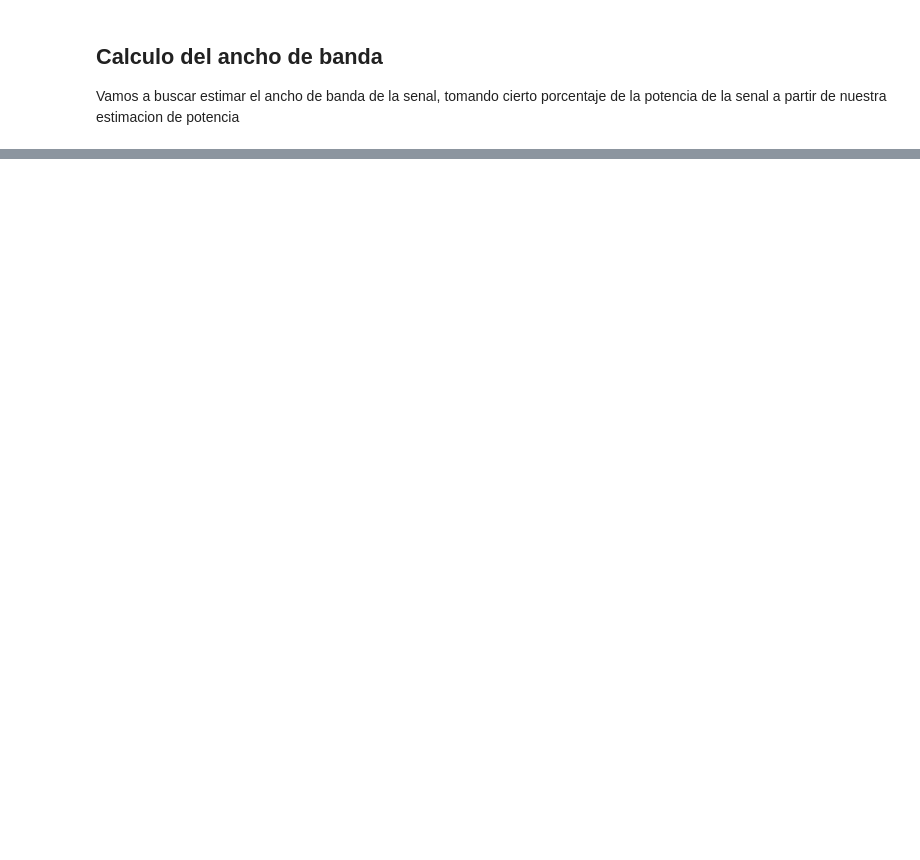
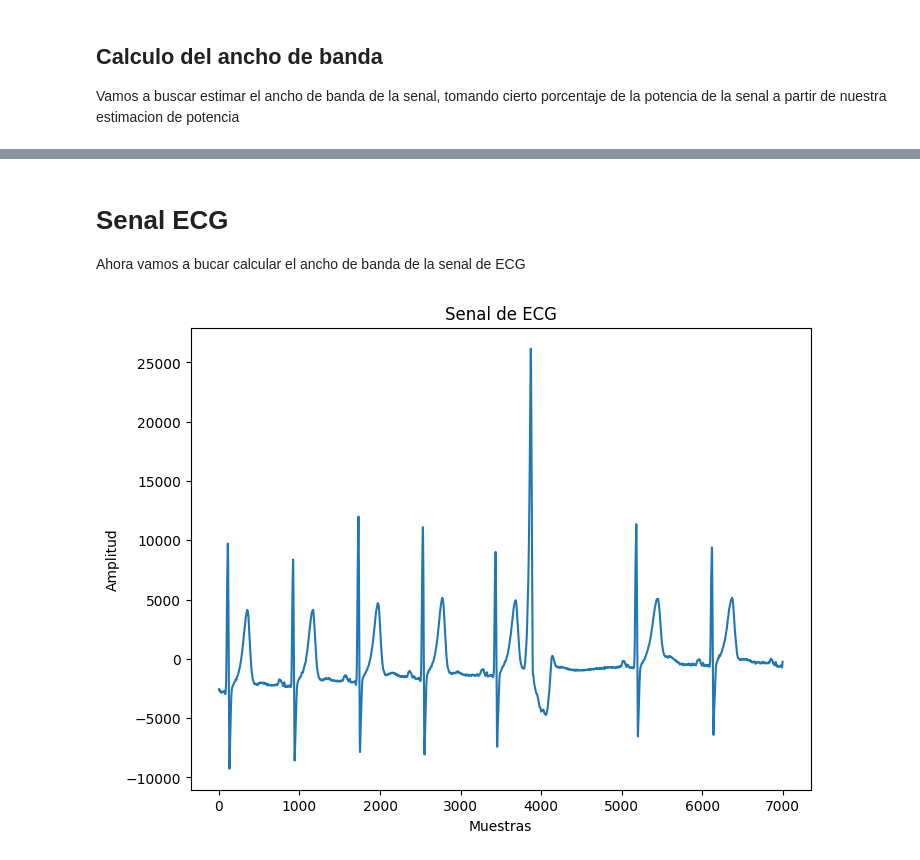
Before and after one commit to manuel-dieguez/DSP, a Jupyter notebook: TS7/Tarea_Semanal_7_Dieguez.ipynb, the cells around one changed output, grey strips where cells are left out. Cells and saved outputs as stored; diff of their text form; code cells hidden in the pictures; blank space fills up the shorter version.

```diff
--- a/TS7/Tarea_Semanal_7_Dieguez.ipynb
+++ b/TS7/Tarea_Semanal_7_Dieguez.ipynb
@@ -165,0 +244,19 @@ plt.show()
+# %% [markdown]
+# Senal ECG
+
+Ahora vamos a bucar calcular el ancho de banda de la senal de ECG
+# %%
+fs_ecg = 1000
+mat_struct = sio.loadmat('./ECG_TP4.mat')
+ecg_one_lead = mat_struct['ecg_lead'].flatten()
+N = len(ecg_one_lead)
+t = np.arange(0,10, 1/fs_ecg)
+
+plt.figure(7, figsize=(8,6))
+plt.title("Senal de ECG")
+plt.xlabel("Muestras")
+plt.ylabel("Amplitud")
+plt.plot(ecg_one_lead[5000:12000])
+plt.show()
+# %% [output]
+[figure, added]
```
Also changed, not shown: parts of 21 cells of this notebook, 1 other file.
